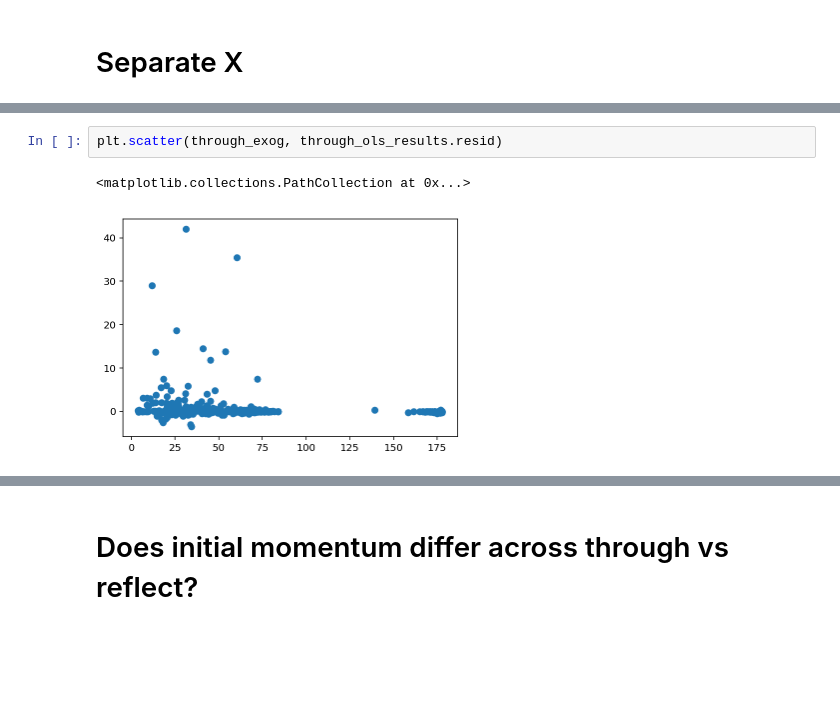
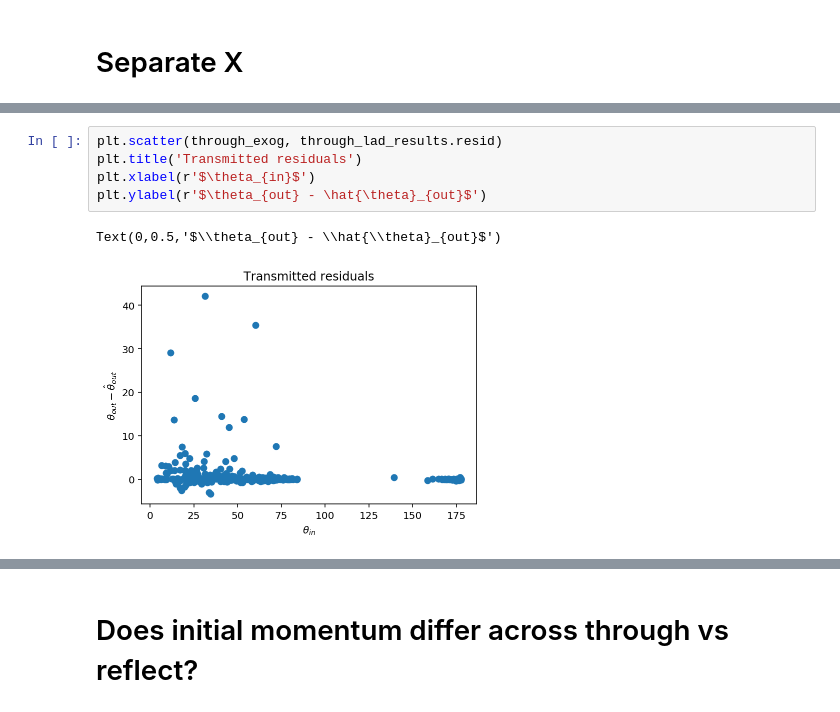
Before and after one commit to sqrider/MATH189_FINAL_PROJ, a Jupyter notebook: Trajectories.ipynb, the cells around one changed output, grey strips where cells are left out. Saved outputs shown, nothing was run; the diff lists cells and outputs as text; blank space fills up the shorter version.

```diff
--- a/Trajectories.ipynb
+++ b/Trajectories.ipynb
@@ -425,8 +419,11 @@ parameters, then the fit options might not be the correct ones anymore .
-# %%
-plt.scatter(through_exog, through_ols_results.resid)
-# %% [output]
-<matplotlib.collections.PathCollection at 0x...>
-[figure, removed]
+# %%
+plt.scatter(through_exog, through_lad_results.resid)
+plt.title('Transmitted residuals')
+plt.xlabel(r'$\theta_{in}$')
+plt.ylabel(r'$\theta_{out} - \hat{\theta}_{out}$')
+# %% [output]
+Text(0,0.5,'$\\theta_{out} - \\hat{\\theta}_{out}$')
+[figure, added]
 # %%
 plt.scatter(np.array(angles_in)[reflect], np.array(angles_out)[reflect])
 plt.xlabel(r'$\theta_{in}$')
```
Also changed, not shown: parts of 10 cells of this notebook, 1 other file.
